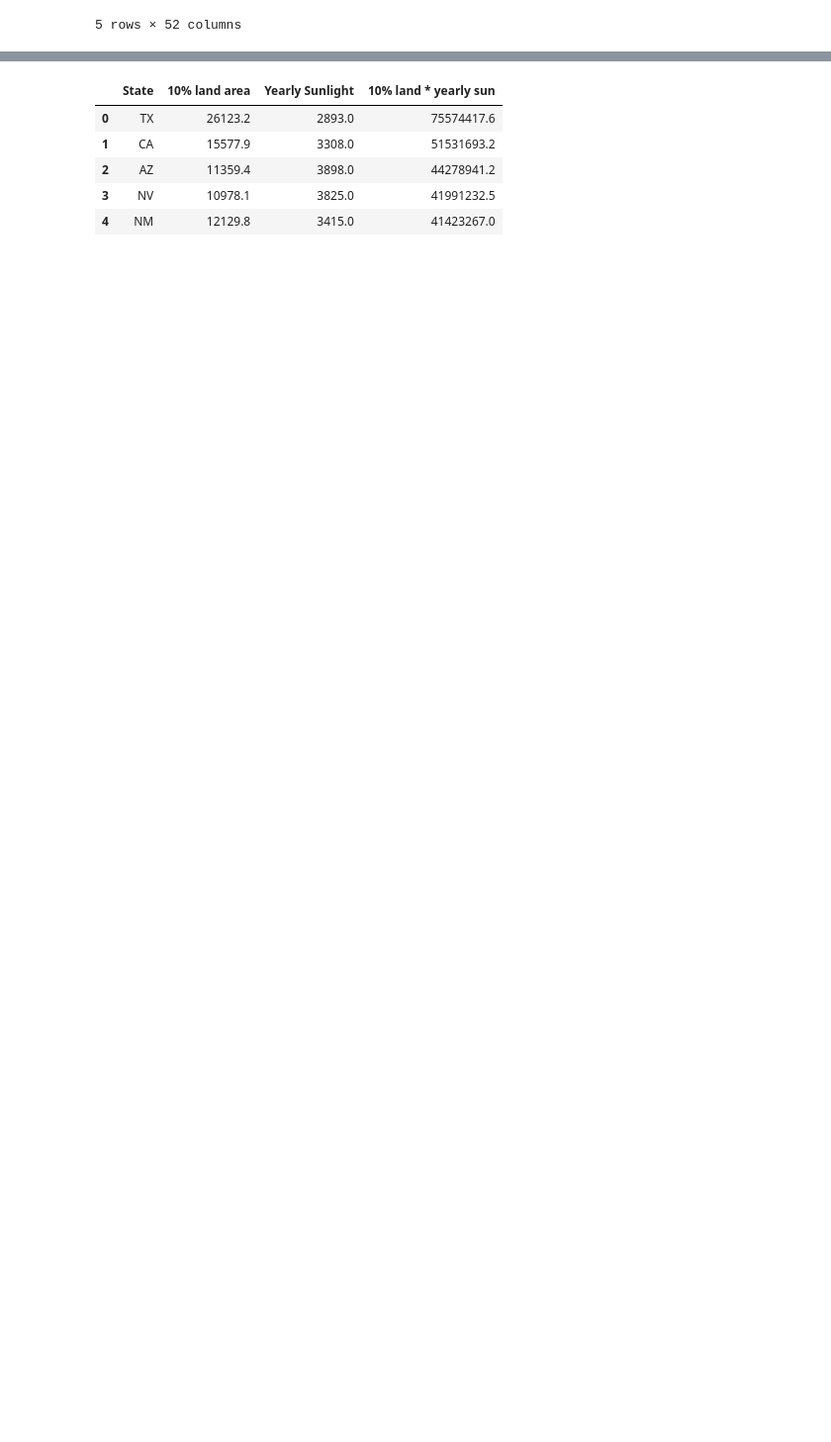
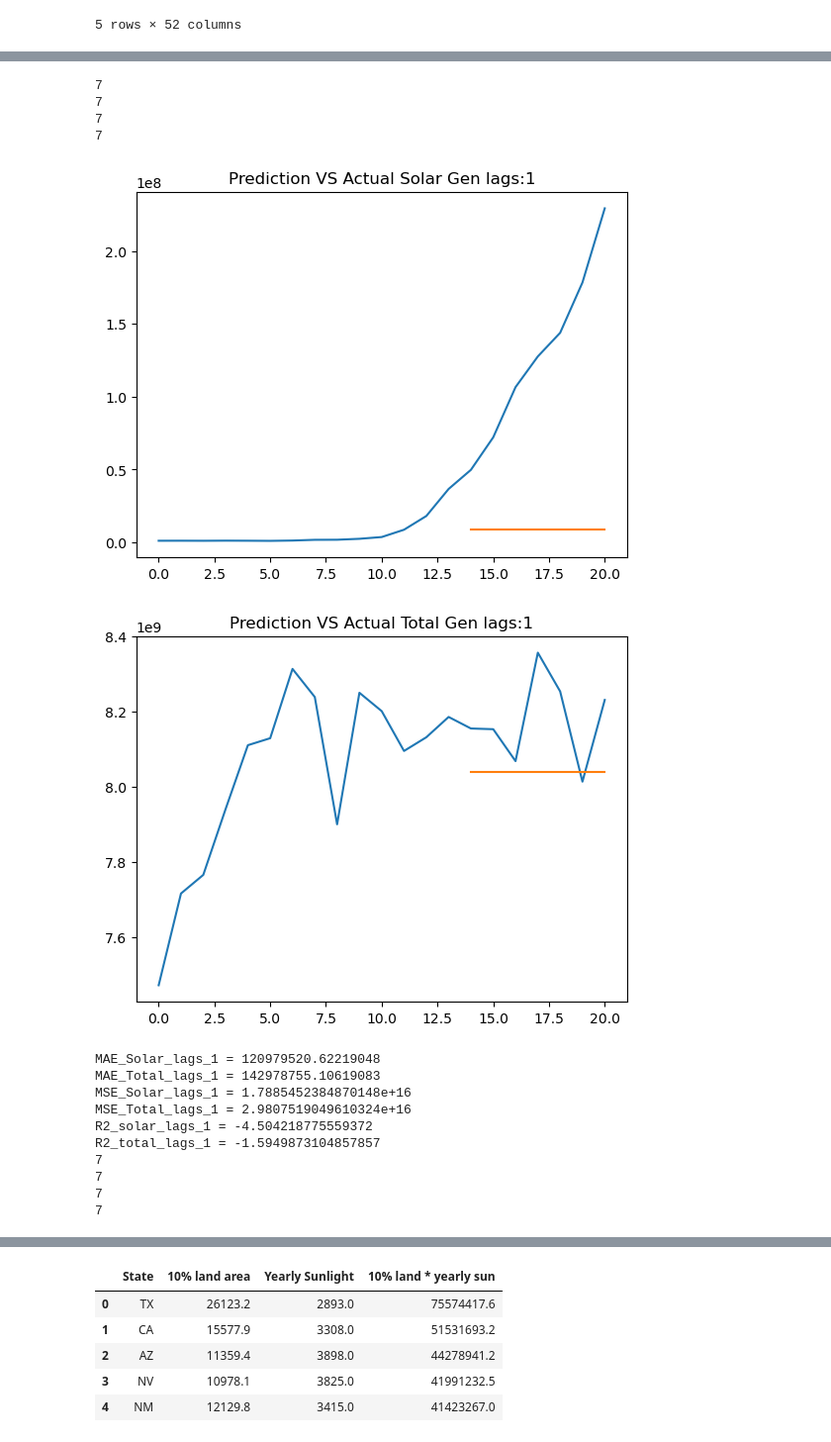
Before and after one commit to mainfranco/SpringBoard, a Jupyter notebook: Capstone 2.ipynb, the cells around one changed output, grey strips where cells are left out. Shown at 99% size. Saved outputs shown, nothing was run; the diff lists cells and outputs as text; code cells hidden in the pictures; blank space fills up the shorter version.

```diff
--- a/Capstone 2.ipynb
+++ b/Capstone 2.ipynb
@@ -924,0 +1058,80 @@ solar_gen.head()
+# %%
+train_total = total_gen[total_gen['YEAR'] < 2016]
+test_total = total_gen[total_gen['YEAR'] >= 2016]
+train_total = train_total[['YEAR','US-TOTAL']]
+test_total = test_total[['YEAR','US-TOTAL']]
+
+train_solar = solar_gen[solar_gen['YEAR'] < 2016]
+test_solar = solar_gen[solar_gen['YEAR'] >= 2016]
+train_solar = train_solar[['YEAR','US-TOTAL']]
+test_solar = test_solar[['YEAR','US-TOTAL']]
+# %%
+MAE_solars = []
+MAE_totals = []
+MSE_solars = []
+MSE_totals = []
+R2_solars = []
+R2_totals = []
+
+
+
+for i in range(6):
+
+    auto_reg_solar = AutoReg(train_solar['US-TOTAL'],lags=i)
+    auto_reg_total = AutoReg(train_total['US-TOTAL'],lags=i)
+    auto_reg_solar_fit = auto_reg_solar.fit()
+    auto_reg_total_fit = auto_reg_total.fit()
+    y_pred_solar = auto_reg_solar_fit.predict(start=14,end=20)
+    y_pred_total = auto_reg_total_fit.predict(start=14,end=20)
+
+    print(len(y_pred_solar))
+    print(len(y_pred_total))
+    print(len(y_solar_actual))
+    print(len(y_total_actual))
+
+    plt.plot(solar_gen['US-TOTAL'])
+    plt.plot(y_pred_solar)
+    plt.title(f'Prediction VS Actual Solar Gen lags:{i+1}')
+    plt.show()
+    plt.plot(total_gen['US-TOTAL'])
+    plt.plot(y_pred_total)
+    plt.title(f'Prediction VS Actual Total Gen lags:{i+1}')
+    plt.show()
+
+    MAE_solar = mean_absolute_error(y_solar_actual, y_pred_solar)
+    MAE_solars.append(MAE_solar)
+    print(f"MAE_Solar_lags_{i+1} = {MAE_solar}")
+    MAE_total = mean_absolute_error(y_total_actual, y_pred_total)
+    MAE_totals.append(MAE_total)
+    print(f"MAE_Total_lags_{i+1} = {MAE_total}")
+
+    MSE_solar = mean_squared_error(y_solar_actual, y_pred_solar)
+    MSE_solars.append(MSE_solar)
+    print(f"MSE_Solar_lags_{i+1} = {MSE_solar}")
+    MSE_total = mean_squared_error(y_total_actual, y_pred_total)
+    MSE_totals.append(MSE_total)
+    print(f"MSE_Total_lags_{i+1} = {MSE_total}")
+
+    R2_solar = r2_score(y_solar_actual, y_pred_solar)
+    R2_solars.append(R2_solar)
+    print(f"R2_solar_lags_{i+1} = {R2_solar}")
+    R2_total = r2_score(y_total_actual, y_pred_total)
+    R2_totals.append(R2_total)
+    print(f"R2_total_lags_{i+1} = {R2_total}")
+# %% [output]
+7
+7
+7
+7
+[figure, added]
+[figure, added]
+MAE_Solar_lags_1 = 120979520.62219048
+MAE_Total_lags_1 = 142978755.10619083
+MSE_Solar_lags_1 = 1.7885452384870148e+16
+MSE_Total_lags_1 = 2.9807519049610324e+16
+R2_solar_lags_1 = -4.504218775559372
+R2_total_lags_1 = -1.5949873104857857
+7
+7
+7
+7
```
Also changed, not shown: parts of 27 cells of this notebook.
